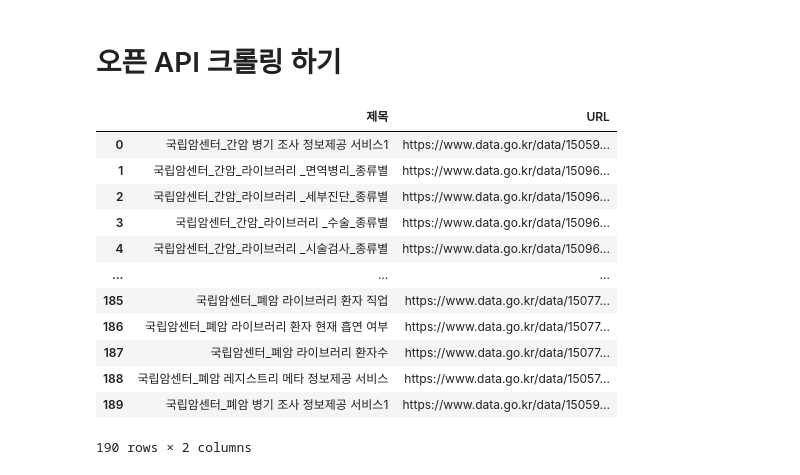
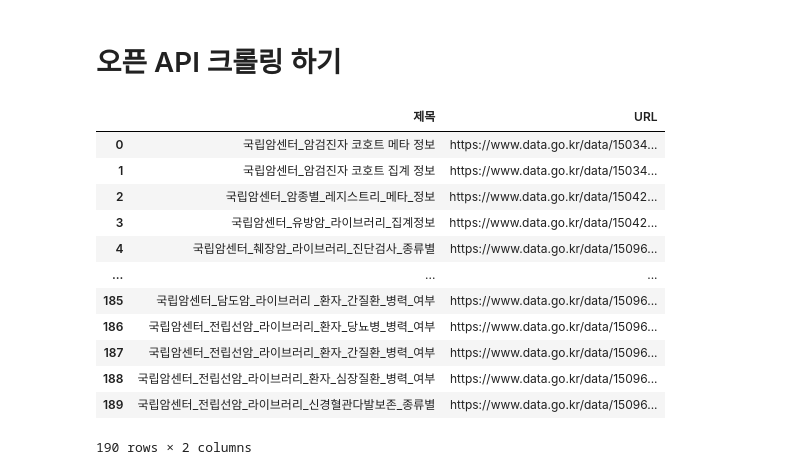
Before and after one commit to yonghyeun/-, a Jupyter notebook: 사용가능데이터목록_크롤링.ipynb, the cells around one changed output. Saved outputs shown, nothing was run; the diff lists cells and outputs as text; code cells hidden in the pictures.

```diff
--- a/사용가능데이터목록_크롤링.ipynb
+++ b/사용가능데이터목록_크롤링.ipynb
@@ -195,20 +192,20 @@ title_list = sum(title_list,[]) # 리스트 내부 담긴 리스트들 모두
 href_list = sum(href_list,[])
 # %%
 API_data = pd.DataFrame({'제목':title_list,
-              'URL':href_list}).sort_values(by = '제목').reset_index(drop = True)
+              'URL':href_list})
 
 API_data
 # %% [output]
 |  | 제목 | URL |
-| 0 | 국립암센터_간암 병기 조사 정보제공 서비스1 | https://www.data.go.kr/data/15059... |
-| 1 | 국립암센터_간암_라이브러리 _면역병리_종류별 | https://www.data.go.kr/data/15096... |
-| 2 | 국립암센터_간암_라이브러리 _세부진단_종류별 | https://www.data.go.kr/data/15096... |
-| 3 | 국립암센터_간암_라이브러리 _수술_종류별 | https://www.data.go.kr/data/15096... |
-| 4 | 국립암센터_간암_라이브러리 _시술검사_종류별 | https://www.data.go.kr/data/15096... |
+| 0 | 국립암센터_암검진자 코호트 메타 정보 | https://www.data.go.kr/data/15034... |
+| 1 | 국립암센터_암검진자 코호트 집계 정보 | https://www.data.go.kr/data/15034... |
+| 2 | 국립암센터_암종별_레지스트리_메타_정보 | https://www.data.go.kr/data/15042... |
+| 3 | 국립암센터_유방암_라이브러리_집계정보 | https://www.data.go.kr/data/15042... |
+| 4 | 국립암센터_췌장암_라이브러리_진단검사_종류별 | https://www.data.go.kr/data/15096... |
 | ... | ... | ... |
-| 185 | 국립암센터_폐암 라이브러리 환자 직업 | https://www.data.go.kr/data/15077... |
-| 186 | 국립암센터_폐암 라이브러리 환자 현재 흡연 여부 | https://www.data.go.kr/data/15077... |
-| 187 | 국립암센터_폐암 라이브러리 환자수 | https://www.data.go.kr/data/15077... |
-| 188 | 국립암센터_폐암 레지스트리 메타 정보제공 서비스 | https://www.data.go.kr/data/15057... |
-| 189 | 국립암센터_폐암 병기 조사 정보제공 서비스1 | https://www.data.go.kr/data/15059... |
+| 185 | 국립암센터_담도암_라이브러리 _환자_간질환_병력_여부 | https://www.data.go.kr/data/15096... |
+| 186 | 국립암센터_전립선암_라이브러리_환자_당뇨병_병력_여부 | https://www.data.go.kr/data/15096... |
+| 187 | 국립암센터_전립선암_라이브러리_환자_간질환_병력_여부 | https://www.data.go.kr/data/15096... |
+| 188 | 국립암센터_전립선암_라이브러리_환자_심장질환_병력_여부 | https://www.data.go.kr/data/15096... |
+| 189 | 국립암센터_전립선암_라이브러리_신경혈관다발보존_종류별 | https://www.data.go.kr/data/15096... |
 190 rows × 2 columns
```
Also changed, not shown: parts of 6 cells of this notebook.
